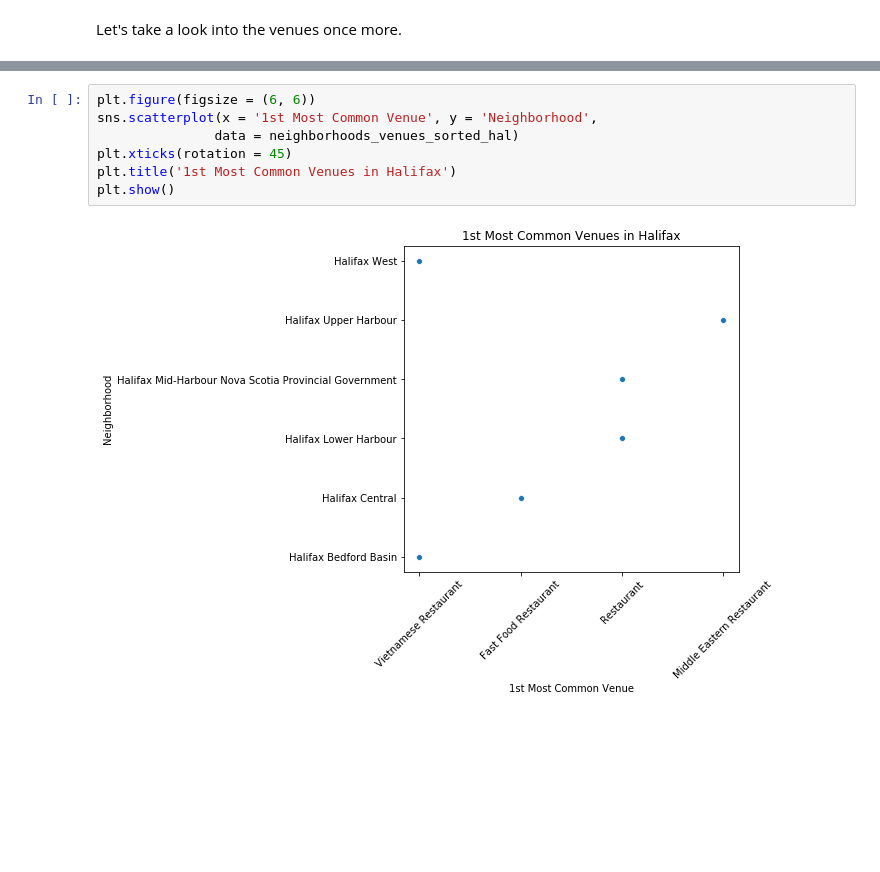
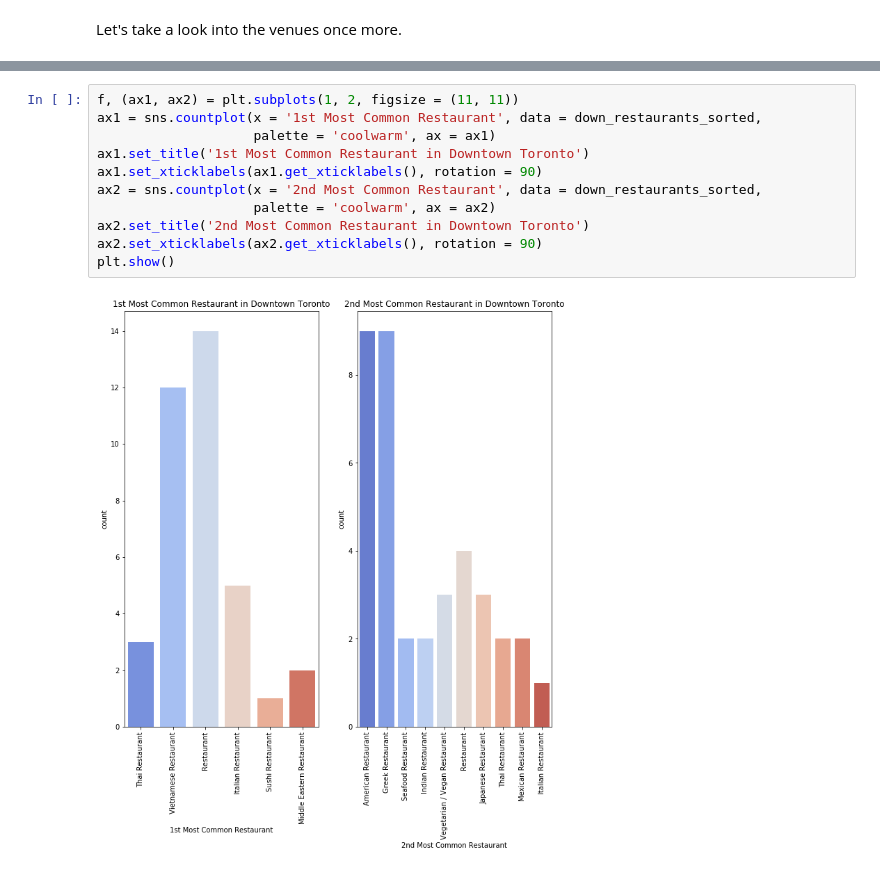
Before and after one commit to KrishnaChaitanya1/Coursera_Capstone, a Jupyter notebook: Final Capstone Project/Notebooks/Relations between food cuisines.ipynb, the cells around one changed output, grey strips where cells are left out. Saved outputs shown, nothing was run; the diff lists cells and outputs as text; blank space fills up the shorter version.

```diff
--- a/Final Capstone Project/Notebooks/Relations between food cuisines.ipynb
+++ b/Final Capstone Project/Notebooks/Relations between food cuisines.ipynb
@@ -940,9 +931,13 @@ plt.show()
-# %%
-plt.figure(figsize = (6, 6))
-sns.scatterplot(x = '1st Most Common Venue', y = 'Neighborhood',
-               data = neighborhoods_venues_sorted_hal)
-plt.xticks(rotation = 45)
-plt.title('1st Most Common Venues in Halifax')
-plt.show()
-# %% [output]
-[figure, removed]
+# %%
+f, (ax1, ax2) = plt.subplots(1, 2, figsize = (11, 11))
+ax1 = sns.countplot(x = '1st Most Common Restaurant', data = down_restaurants_sorted,
+                    palette = 'coolwarm', ax = ax1)
+ax1.set_title('1st Most Common Restaurant in Downtown Toronto')
+ax1.set_xticklabels(ax1.get_xticklabels(), rotation = 90)
+ax2 = sns.countplot(x = '2nd Most Common Restaurant', data = down_restaurants_sorted,
+                    palette = 'coolwarm', ax = ax2)
+ax2.set_title('2nd Most Common Restaurant in Downtown Toronto')
+ax2.set_xticklabels(ax2.get_xticklabels(), rotation = 90)
+plt.show()
+# %% [output]
+[figure, added]
```
Also changed, not shown: parts of 4 cells of this notebook.
